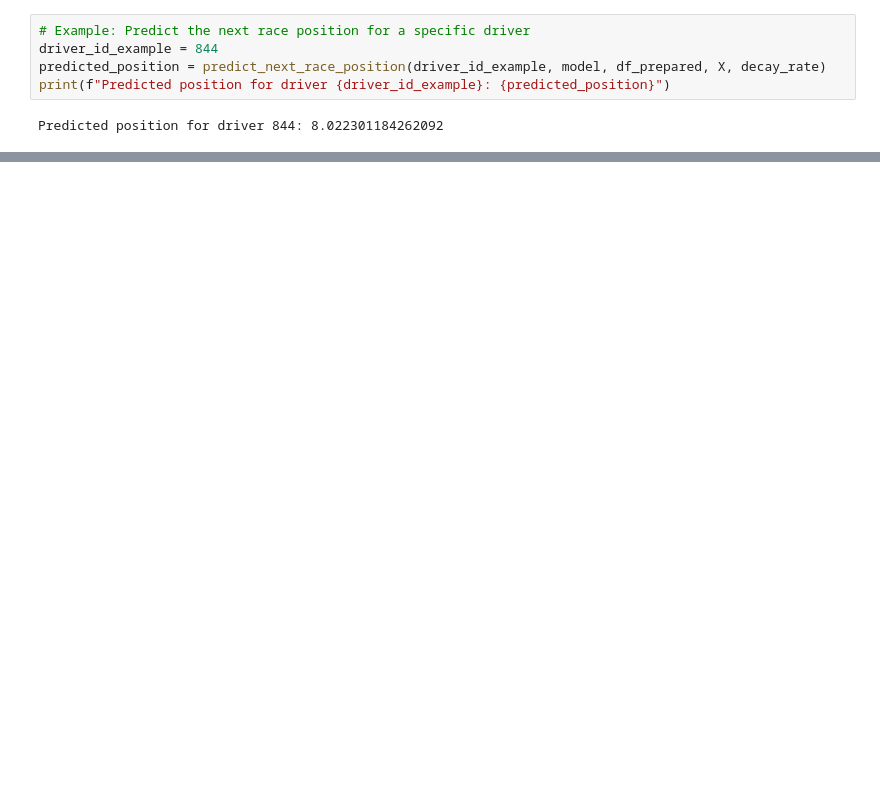
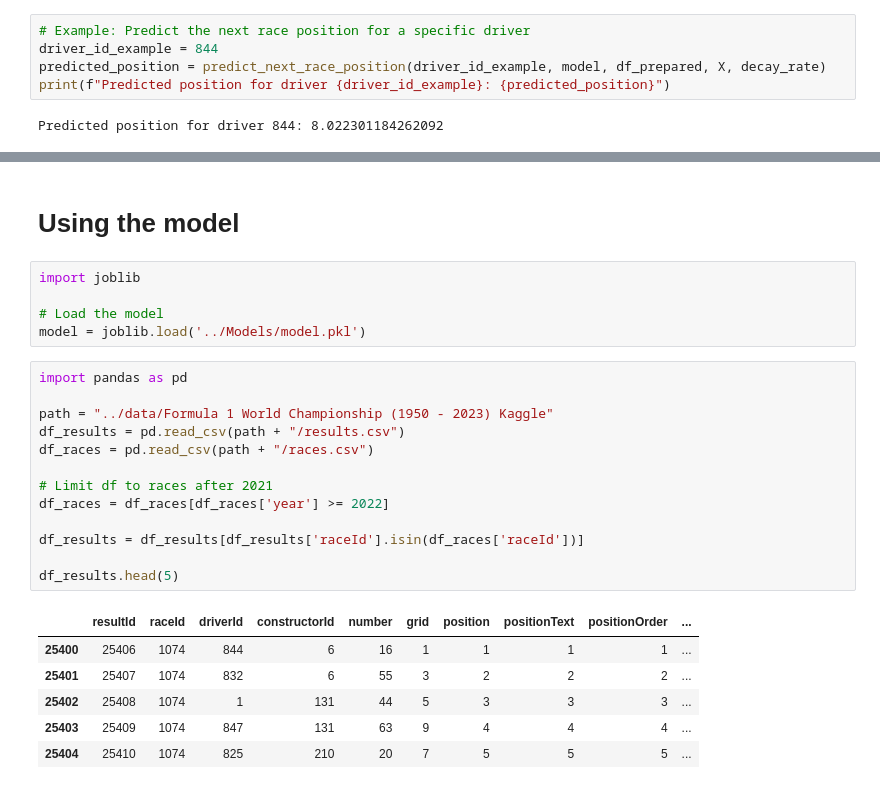
Before and after one commit to TBillaudeau/F1-ML-Prediction, a Jupyter notebook: notebooks/detecting_winner.ipynb, the cells around one changed output, grey strips where cells are left out. Saved outputs shown, nothing was run; the diff lists cells and outputs as text; blank space fills up the shorter version.

Commit message:
Added file to train and save the model

```diff
--- a/notebooks/detecting_winner.ipynb
+++ b/notebooks/detecting_winner.ipynb
@@ -211,0 +219,27 @@ Predicted position for driver 844: 8.022301184262092
+# %% [markdown]
+# Using the model
+# %%
+import joblib
+
+# Load the model
+model = joblib.load('../Models/model.pkl')
+# %%
+import pandas as pd
+
+path = "../data/Formula 1 World Championship (1950 - 2023) Kaggle"
+df_results = pd.read_csv(path + "/results.csv")
+df_races = pd.read_csv(path + "/races.csv")
+
+# Limit df to races after 2021
+df_races = df_races[df_races['year'] >= 2022]
+
+df_results = df_results[df_results['raceId'].isin(df_races['raceId'])]
+
+df_results.head(5)
+# %% [output]
+|  | resultId | raceId | driverId | constructorId | number | grid | position | positionText | positionOrder | ... |
+| 25400 | 25406 | 1074 | 844 | 6 | 16 | 1 | 1 | 1 | 1 | ... |
+| 25401 | 25407 | 1074 | 832 | 6 | 55 | 3 | 2 | 2 | 2 | ... |
+| 25402 | 25408 | 1074 | 1 | 131 | 44 | 5 | 3 | 3 | 3 | ... |
+| 25403 | 25409 | 1074 | 847 | 131 | 63 | 9 | 4 | 4 | 4 | ... |
+| 25404 | 25410 | 1074 | 825 | 210 | 20 | 7 | 5 | 5 | 5 | ... |
```
Also changed, not shown: parts of 8 cells of this notebook, 8 other files.
